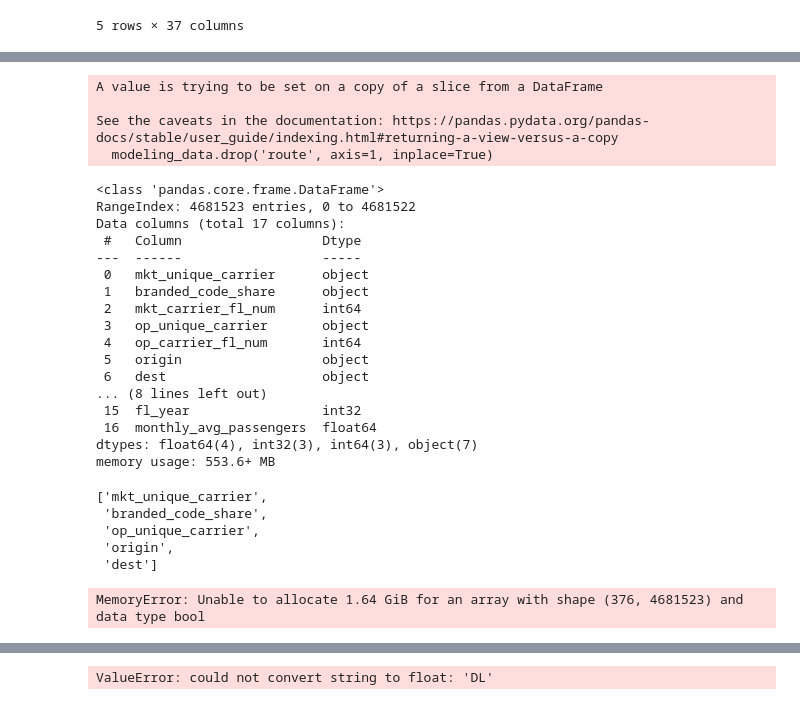
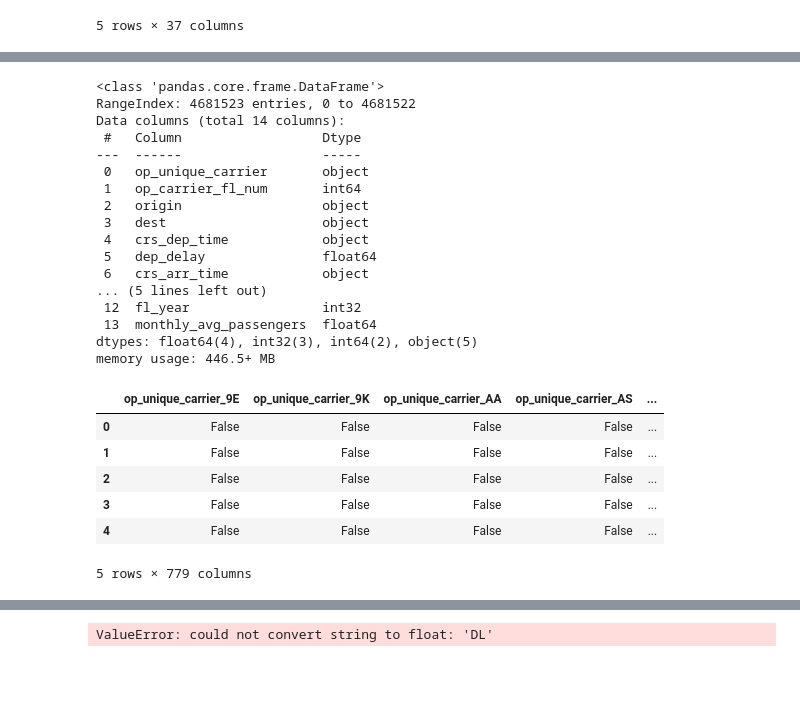
Before and after one commit to btmarsh6/mid-term-project-I, a Jupyter notebook: Ben_Model_Testing.ipynb, the cells around one changed output, grey strips where cells are left out. Saved outputs shown, nothing was run; the diff lists cells and outputs as text; code cells hidden in the pictures; blank space fills up the shorter version.

```diff
--- a/Ben_Model_Testing.ipynb
+++ b/Ben_Model_Testing.ipynb
@@ -171,10 +126,3 @@ See the caveats in the documentation: https://pandas.pydata.org/pandas-docs/stab
 | 2 | B6 | B6 | 737 | B6 | 737 | ... |
 | 3 | WN | WN | 6221 | WN | 6221 | ... |
 | 4 | WN | WN | 2663 | WN | 2663 | ... |
-# %%
-modeling_data.drop('route', axis=1, inplace=True)
-# %% [output]
-A value is trying to be set on a copy of a slice from a DataFrame
-
-See the caveats in the documentation: https://pandas.pydata.org/pandas-docs/stable/user_guide/indexing.html#returning-a-view-versus-a-copy
-  modeling_data.drop('route', axis=1, inplace=True)
@@ -181,35 +132,32 @@ See the caveats in the documentation: https://pandas.pydata.org/pandas-docs/stab
 # %%
-modeling_data.info()
+flights_df.info()
 # %% [output]
 <class 'pandas.core.frame.DataFrame'>
 RangeIndex: 4681523 entries, 0 to 4681522
-Data columns (total 17 columns):
+Data columns (total 14 columns):
  #   Column                  Dtype
 ---  ------                  -----
- 0   mkt_unique_carrier      object
- 1   branded_code_share      object
- 2   mkt_carrier_fl_num      int64
- 3   op_unique_carrier       object
- 4   op_carrier_fl_num       int64
- 5   origin                  object
- 6   dest                    object
-... (8 lines left out)
- 15  fl_year                 int32
- 16  monthly_avg_passengers  float64
-dtypes: float64(4), int32(3), int64(3), object(7)
-memory usage: 553.6+ MB
+ 0   op_unique_carrier       object
+ 1   op_carrier_fl_num       int64
+ 2   origin                  object
+ 3   dest                    object
+ 4   crs_dep_time            object
+ 5   dep_delay               float64
+ 6   crs_arr_time            object
+... (5 lines left out)
+ 12  fl_year                 int32
+ 13  monthly_avg_passengers  float64
+dtypes: float64(4), int32(3), int64(2), object(5)
+memory usage: 446.5+ MB
-# %%
-cat_cols = cat_cols[:-2]
-cat_cols
-# %% [output]
-['mkt_unique_carrier',
- 'branded_code_share',
- 'op_unique_carrier',
- 'origin',
- 'dest']
 # %%
 # create dummy variables
-dummy_df = pd.get_dummies(modeling_data[cat_cols])
+dummy_df = pd.get_dummies(flights_df[['op_unique_carrier', 'origin', 'dest']])
 dummy_df.head()
 # %% [output]
+|  | op_unique_carrier_9E | op_unique_carrier_9K | op_unique_carrier_AA | op_unique_carrier_AS | ... |
+| 0 | False | False | False | False | ... |
+| 1 | False | False | False | False | ... |
+| 2 | False | False | False | False | ... |
+| 3 | False | False | False | False | ... |
+| 4 | False | False | False | False | ... |
-MemoryError: Unable to allocate 1.64 GiB for an array with shape (376, 4681523) and data type bool
+5 rows × 779 columns
```
Also changed, not shown: parts of 15 cells of this notebook, 2 other files.
